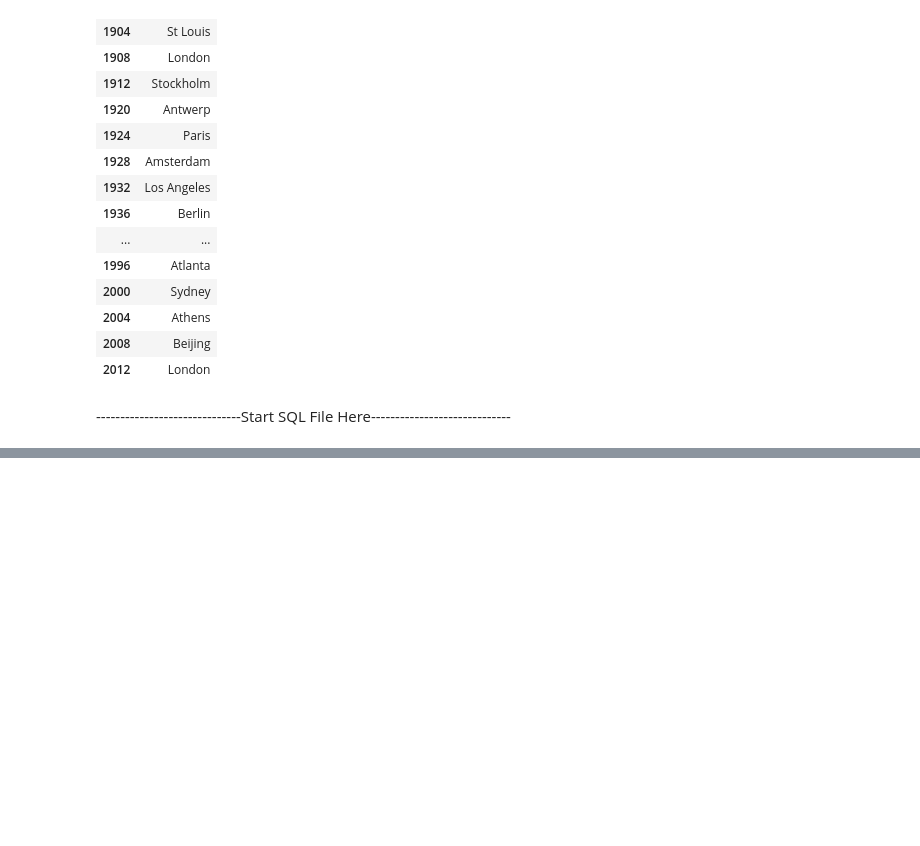
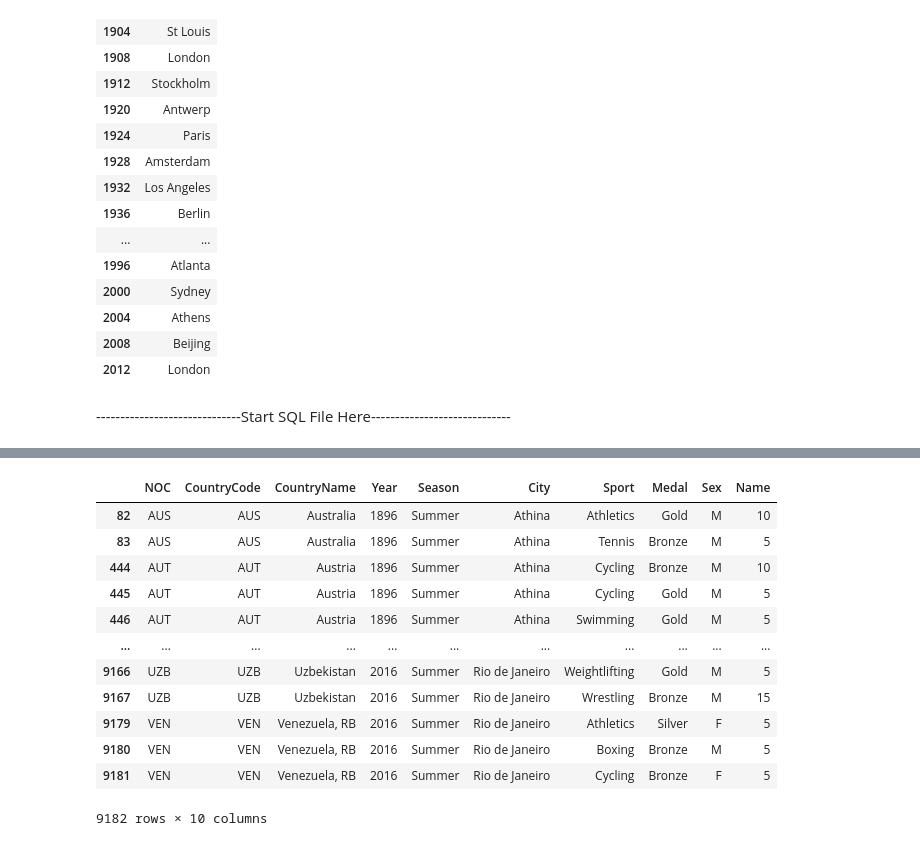
Before and after one commit to julia-claira/Olympic_Analysis, a Jupyter notebook: jupyter/Julia_summer_medal_data.ipynb, the cells around one changed output, grey strips where cells are left out. Cells and saved outputs as stored; diff of their text form; code cells hidden in the pictures; blank space fills up the shorter version.

Commit message:
working on sql join for js

```diff
--- a/jupyter/Julia_summer_medal_data.ipynb
+++ b/jupyter/Julia_summer_medal_data.ipynb
@@ -159,0 +177,6 @@ data.groupby(["Team","Year","City"]).count()
+# %%
+data=pd.read_sql("SELECT c.CountryName,c.CountryCode,o.NOC,o.Year,o.Season,o.City, "\
+                 +"o.Sport,o.Medal,o.Sex,o.Name "
+                 +"FROM olympicsData AS o JOIN countryData AS c ON "\
+                 +"c.CountryCode=o.NOC",conn)
+data.head(10)
@@ -159,0 +195,3 @@ data.groupby(["Team","Year","City"]).count()
+# %%
+my_data=data.groupby(["NOC","CountryCode","CountryName","Year","Season","City","Sport","Medal","Sex"]).count()
+my_data
@@ -159,0 +213,20 @@ data.groupby(["Team","Year","City"]).count()
+# %%
+my_data=my_data[['Name']]
+my_data.reset_index(inplace=True)
+# %%
+my_data.sort_values(['Year','NOC'], ascending=(True,True),inplace=True)
+my_data
+# %% [output]
+|  | NOC | CountryCode | CountryName | Year | Season | City | Sport | Medal | Sex | Name |
+| 82 | AUS | AUS | Australia | 1896 | Summer | Athina | Athletics | Gold | M | 10 |
+| 83 | AUS | AUS | Australia | 1896 | Summer | Athina | Tennis | Bronze | M | 5 |
+| 444 | AUT | AUT | Austria | 1896 | Summer | Athina | Cycling | Bronze | M | 10 |
+| 445 | AUT | AUT | Austria | 1896 | Summer | Athina | Cycling | Gold | M | 5 |
+| 446 | AUT | AUT | Austria | 1896 | Summer | Athina | Swimming | Gold | M | 5 |
+| ... | ... | ... | ... | ... | ... | ... | ... | ... | ... | ... |
+| 9166 | UZB | UZB | Uzbekistan | 2016 | Summer | Rio de Janeiro | Weightlifting | Gold | M | 5 |
+| 9167 | UZB | UZB | Uzbekistan | 2016 | Summer | Rio de Janeiro | Wrestling | Bronze | M | 15 |
+| 9179 | VEN | VEN | Venezuela, RB | 2016 | Summer | Rio de Janeiro | Athletics | Silver | F | 5 |
+| 9180 | VEN | VEN | Venezuela, RB | 2016 | Summer | Rio de Janeiro | Boxing | Bronze | M | 5 |
+| 9181 | VEN | VEN | Venezuela, RB | 2016 | Summer | Rio de Janeiro | Cycling | Bronze | F | 5 |
+9182 rows × 10 columns
```
Also changed, not shown: parts of 11 cells of this notebook, 1 other file.
